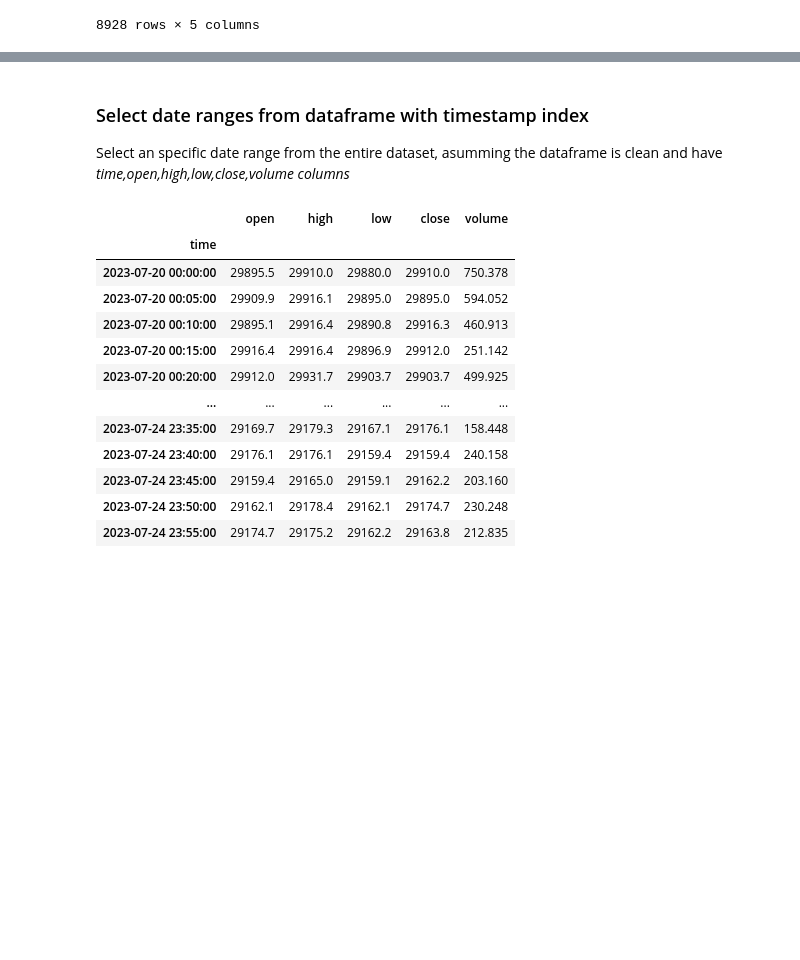
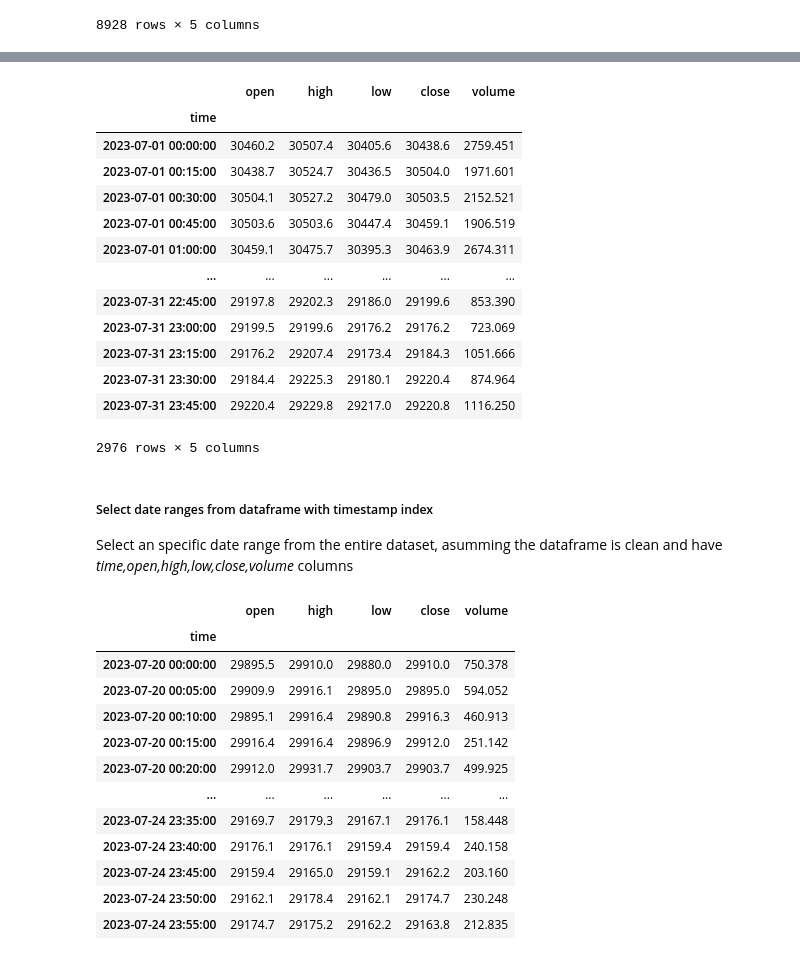
Before and after one commit to eduardogv/backtesting, a Jupyter notebook: FVG.ipynb, the cells around one changed output, grey strips where cells are left out. Drawn from its saved outputs; the diff is of its cells as text; code cells hidden in the pictures; blank space fills up the shorter version.

Commit message:
working timeframe selection

```diff
--- a/FVG.ipynb
+++ b/FVG.ipynb
@@ -80,6 +87,25 @@ data_cleaned
+# %%
+data_resampled = data_cleaned.resample('15Min').agg({'open': 'first', 'high': 'max', 'low': 'min', 'close': 'last','volume':'sum'})
+
+data_resampled
+# %% [output]
+|  | open | high | low | close | volume |
+| time |  |  |  |  |  |
+| 2023-07-01 00:00:00 | 30460.2 | 30507.4 | 30405.6 | 30438.6 | 2759.451 |
+| 2023-07-01 00:15:00 | 30438.7 | 30524.7 | 30436.5 | 30504.0 | 1971.601 |
+| 2023-07-01 00:30:00 | 30504.1 | 30527.2 | 30479.0 | 30503.5 | 2152.521 |
+| 2023-07-01 00:45:00 | 30503.6 | 30503.6 | 30447.4 | 30459.1 | 1906.519 |
+| 2023-07-01 01:00:00 | 30459.1 | 30475.7 | 30395.3 | 30463.9 | 2674.311 |
+| ... | ... | ... | ... | ... | ... |
+| 2023-07-31 22:45:00 | 29197.8 | 29202.3 | 29186.0 | 29199.6 | 853.390 |
+| 2023-07-31 23:00:00 | 29199.5 | 29199.6 | 29176.2 | 29176.2 | 723.069 |
+| 2023-07-31 23:15:00 | 29176.2 | 29207.4 | 29173.4 | 29184.3 | 1051.666 |
+| 2023-07-31 23:30:00 | 29184.4 | 29225.3 | 29180.1 | 29220.4 | 874.964 |
+| 2023-07-31 23:45:00 | 29220.4 | 29229.8 | 29217.0 | 29220.8 | 1116.250 |
+2976 rows × 5 columns
 # %% [markdown]
-### Select date ranges from dataframe with timestamp index
-Select an specific date range from the entire dataset, asumming the dataframe is clean and have *time,open,high,low,close,volume columns*
+##### Select date ranges from dataframe with timestamp index
+Select an specific date range from the entire dataset, asumming the dataframe is clean and have *time,open,high,low,close,volume* columns
 # %%
 # Select test start and finish
 start_date_1 = '2023-07-20 00:00:00'
```
Also changed, not shown: parts of 11 cells of this notebook, 1 other file.
